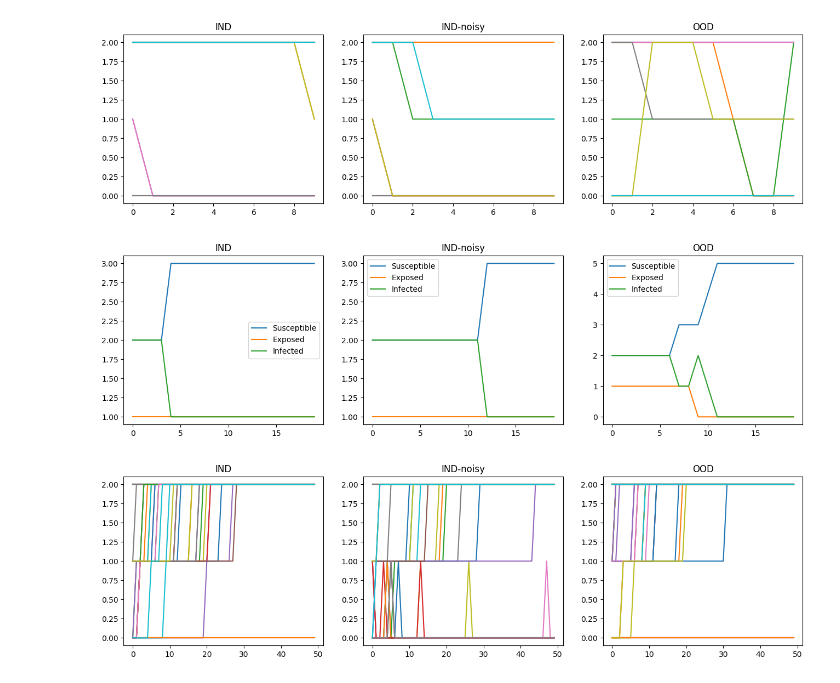
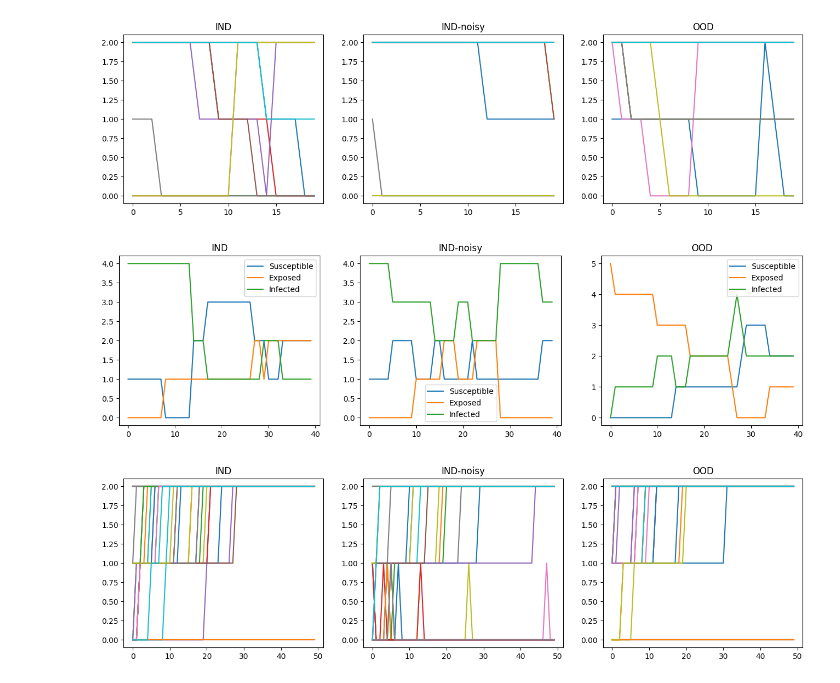
Before and after one commit to DynaDojo/dynadojo, a Jupyter notebook: demos/epidemic_demo.ipynb, the cells around one changed output. Drawn from its saved outputs; the diff is of its cells as text; code cells hidden in the pictures.

Commit message:
Epidemic: fix group_status, add p_initial_infected

```diff
--- a/demos/epidemic_demo.ipynb
+++ b/demos/epidemic_demo.ipynb
@@ -11,9 +11,9 @@ from dynadojo.utils.opinion import plot
 latent_dim = [10]
 embed_dim = 10
 n = 1
-timesteps = 10
+timesteps = 20
 for dim in latent_dim:
-    system = SystemChecker(SEISSystem(dim, embed_dim, p_recovery=0.1, noise_scale=0.1))
+    system = SystemChecker(SEISSystem(dim, embed_dim, p_recovery=0.1, noise_scale=0))
 
     x0 = system.make_init_conds(n)
     y0 = system.make_init_conds(n, in_dist=False)
@@ -24,26 +24,26 @@ for dim in latent_dim:
 
     plot([x, x_noisy, y], target_dim=2, gridlabels=["IND", "IND-noisy", "OOD"], max_lines=100)
 # %% [output]
-[figure, old version]
+[figure, new version]
 # %%
 # SEIS model, where we plot the trajectories by their status group
 latent_dim = [5]
 embed_dim = 3 #Note: embdedded now is the number of groups
 n = 1
-timesteps = 20
+timesteps = 40
 for dim in latent_dim:
-    system = SystemChecker(SEISSystem(dim, embed_dim, p_recovery=0.05, noise_scale=0.1, group_status=True))
+    system = SystemChecker(SEISSystem(dim, embed_dim, p_recovery=0.05, noise_scale=0.1, p_initial_infected=0, group_status=True))
 
     x0 = system.make_init_conds(n)
     y0 = system.make_init_conds(n, in_dist=False)
 
     x = system.make_data(x0, timesteps=timesteps, control=None)
     x_noisy = system.make_data(x0, timesteps=timesteps, control=None, noisy=True)
     y = system.make_data(y0, timesteps=timesteps, control=None)
 
     plot([x, x_noisy, y], target_dim=2, datalabels=["Susceptible", "Exposed", "Infected"], gridlabels=["IND", "IND-noisy", "OOD"], max_lines=100)
 # %% [output]
-[figure, old version]
+[figure, new version]
 # %%
 # SIR model, where we can see that over time most agents are "Removed" at value 2.
 # Note interesting how noise allows for those Infected to seemingly seem recovered, when that interaction pattern is not possible
```
Also changed, not shown: parts of 1 cell of this notebook, 4 other files.
